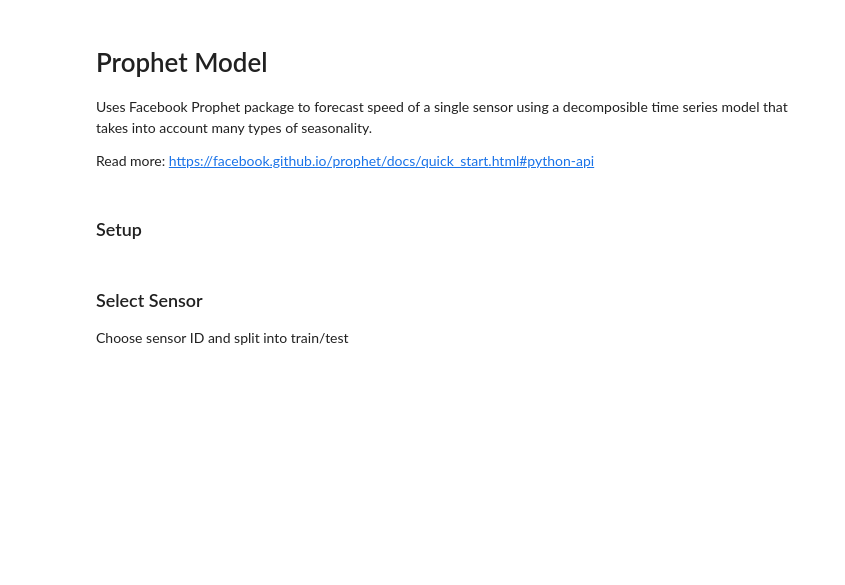
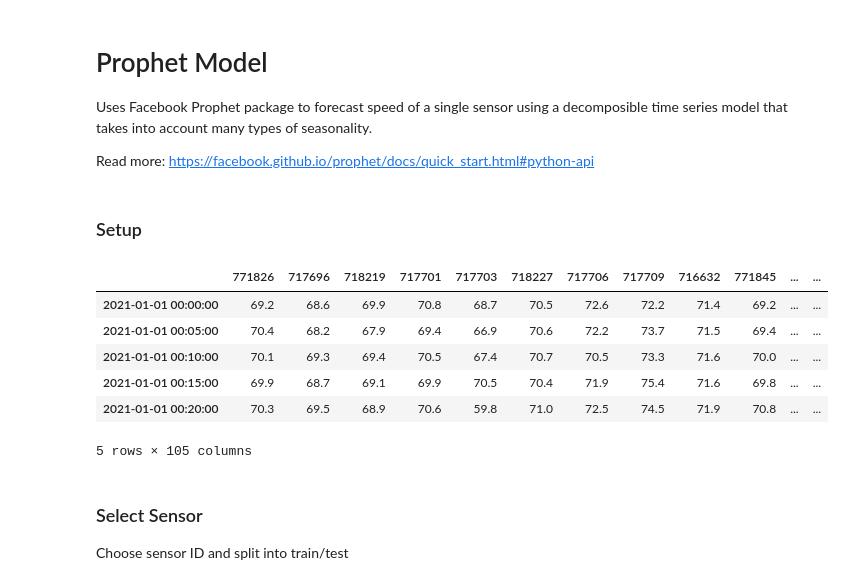
Before and after one commit to amanichopra/traffic-speed-forecasting, a Jupyter notebook: models/prophet.ipynb, the cells around one changed output. Drawn from its saved outputs; the diff is of its cells as text; code cells hidden in the pictures; blank space fills up the shorter version.

```diff
--- a/models/prophet.ipynb
+++ b/models/prophet.ipynb
@@ -23,3 +21,15 @@ station_data.index = pd.to_datetime(station_data.index)
+# %%
+_, _, station_data = load_processed_data('../data/processed/fwy_405_n_ds')
+
+station_data.head()
+# %% [output]
+|  | 771826 | 717696 | 718219 | 717701 | 717703 | 718227 | 717706 | 717709 | 716632 | 771845 | ... | ... |
+| 2021-01-01 00:00:00 | 69.2 | 68.6 | 69.9 | 70.8 | 68.7 | 70.5 | 72.6 | 72.2 | 71.4 | 69.2 | ... | ... |
+| 2021-01-01 00:05:00 | 70.4 | 68.2 | 67.9 | 69.4 | 66.9 | 70.6 | 72.2 | 73.7 | 71.5 | 69.4 | ... | ... |
+| 2021-01-01 00:10:00 | 70.1 | 69.3 | 69.4 | 70.5 | 67.4 | 70.7 | 70.5 | 73.3 | 71.6 | 70.0 | ... | ... |
+| 2021-01-01 00:15:00 | 69.9 | 68.7 | 69.1 | 69.9 | 70.5 | 70.4 | 71.9 | 75.4 | 71.6 | 69.8 | ... | ... |
+| 2021-01-01 00:20:00 | 70.3 | 69.5 | 68.9 | 70.6 | 59.8 | 71.0 | 72.5 | 74.5 | 71.9 | 70.8 | ... | ... |
+5 rows × 105 columns
 # %% [markdown]
 ### Select Sensor
 
```
Also changed, not shown: parts of 2 cells of this notebook, 9 other files.
